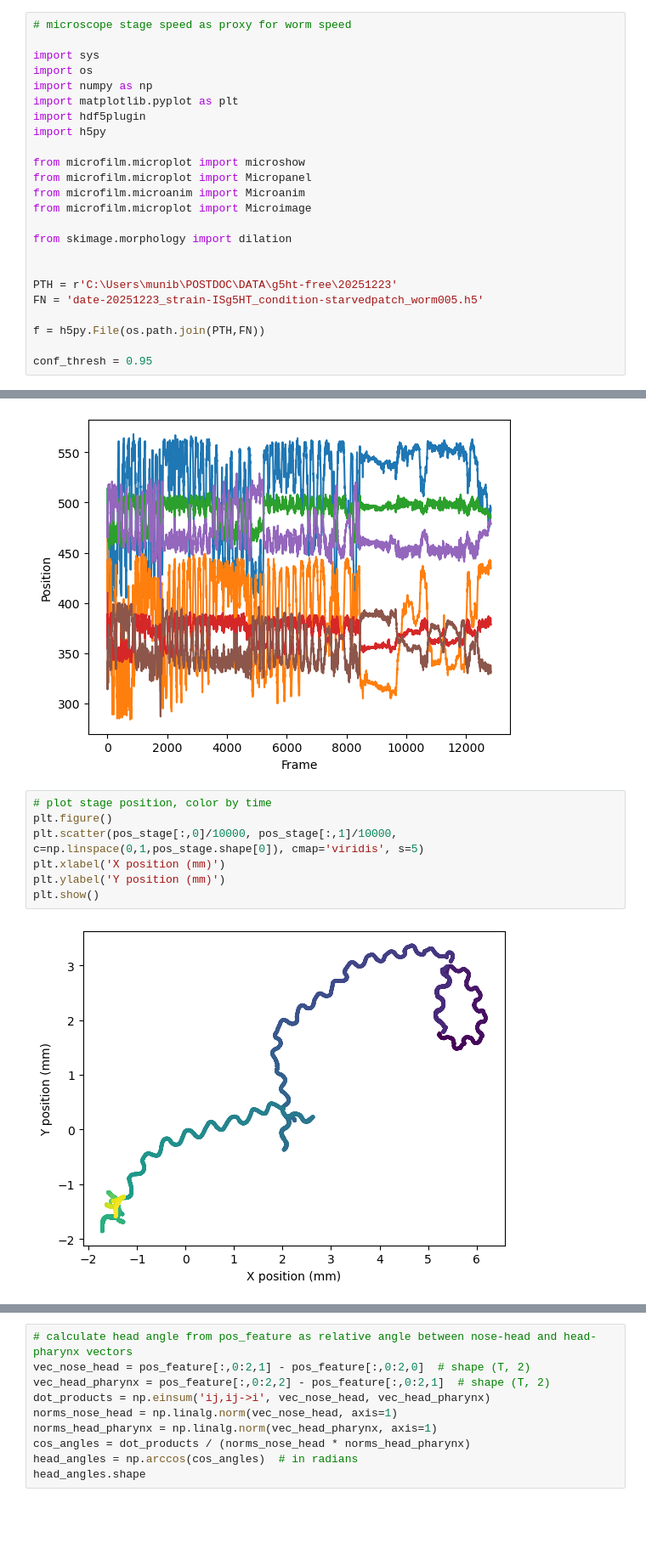
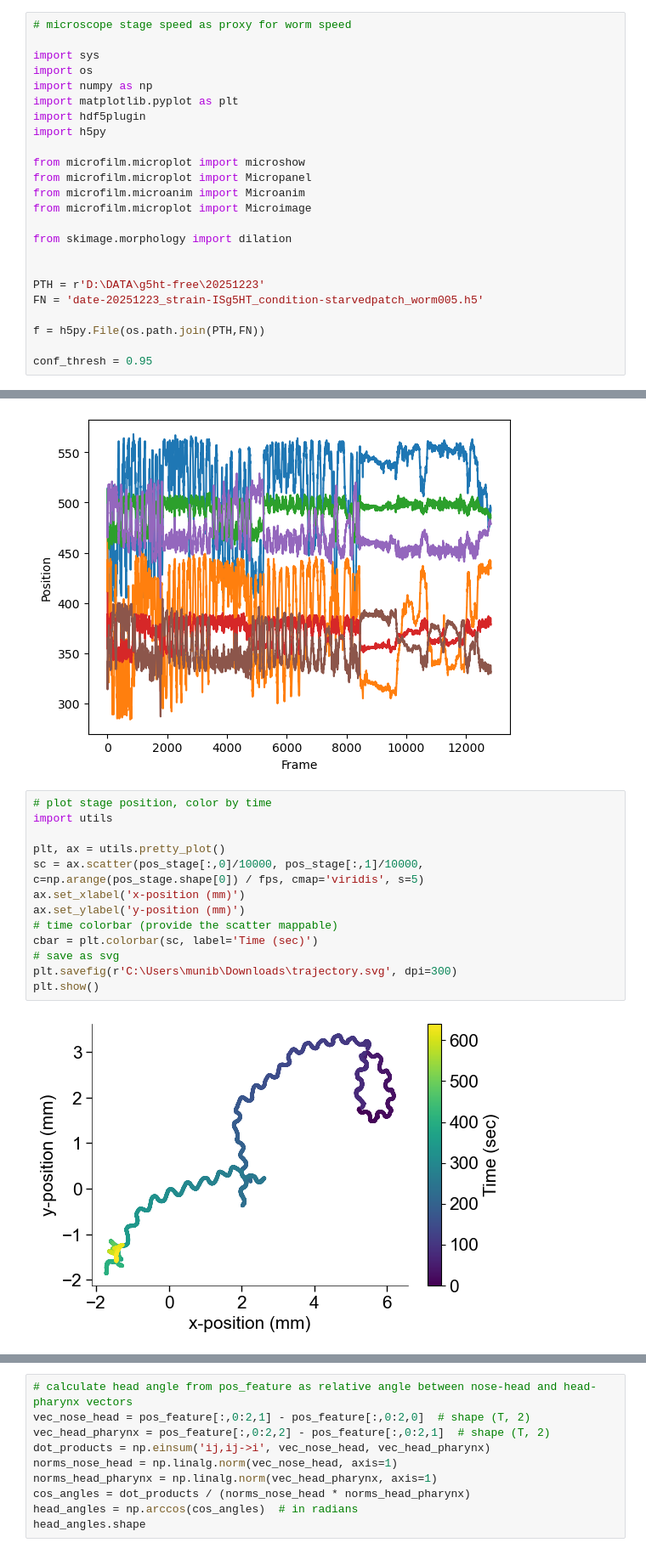
Before and after one commit to MunibH/g5ht-pipeline, a Jupyter notebook: view_h5_data.ipynb, the cells around one changed output, grey strips where cells are left out. Shown at 85% size. Cells and saved outputs as stored; diff of their text form; blank space fills up the shorter version.

```diff
--- a/view_h5_data.ipynb
+++ b/view_h5_data.ipynb
@@ -259,7 +309,7 @@ from microfilm.microplot import Microimage
 from skimage.morphology import dilation
 
 
-PTH = r'C:\Users\munib\POSTDOC\DATA\g5ht-free\20251223'
+PTH = r'D:\DATA\g5ht-free\20251223'
 FN = 'date-20251223_strain-ISg5HT_condition-starvedpatch_worm005.h5'
 
 f = h5py.File(os.path.join(PTH,FN))
@@ -287,11 +337,17 @@ plt.show()
 [figure]
 # %%
 # plot stage position, color by time
-plt.figure()
-plt.scatter(pos_stage[:,0]/10000, pos_stage[:,1]/10000, c=np.linspace(0,1,pos_stage.shape[0]), cmap='viridis', s=5)
-plt.xlabel('X position (mm)')
-plt.ylabel('Y position (mm)')
+import utils
+
+plt, ax = utils.pretty_plot()
+sc = ax.scatter(pos_stage[:,0]/10000, pos_stage[:,1]/10000, c=np.arange(pos_stage.shape[0]) / fps, cmap='viridis', s=5)
+ax.set_xlabel('x-position (mm)')
+ax.set_ylabel('y-position (mm)')
+# time colorbar (provide the scatter mappable)
+cbar = plt.colorbar(sc, label='Time (sec)')
+# save as svg
+plt.savefig(r'C:\Users\munib\Downloads\trajectory.svg', dpi=300)
 plt.show()
 # %% [output]
-[figure, old version]
+[figure, new version]
 # %%
```
Also changed, not shown: parts of 10 cells of this notebook, 4 other files.
